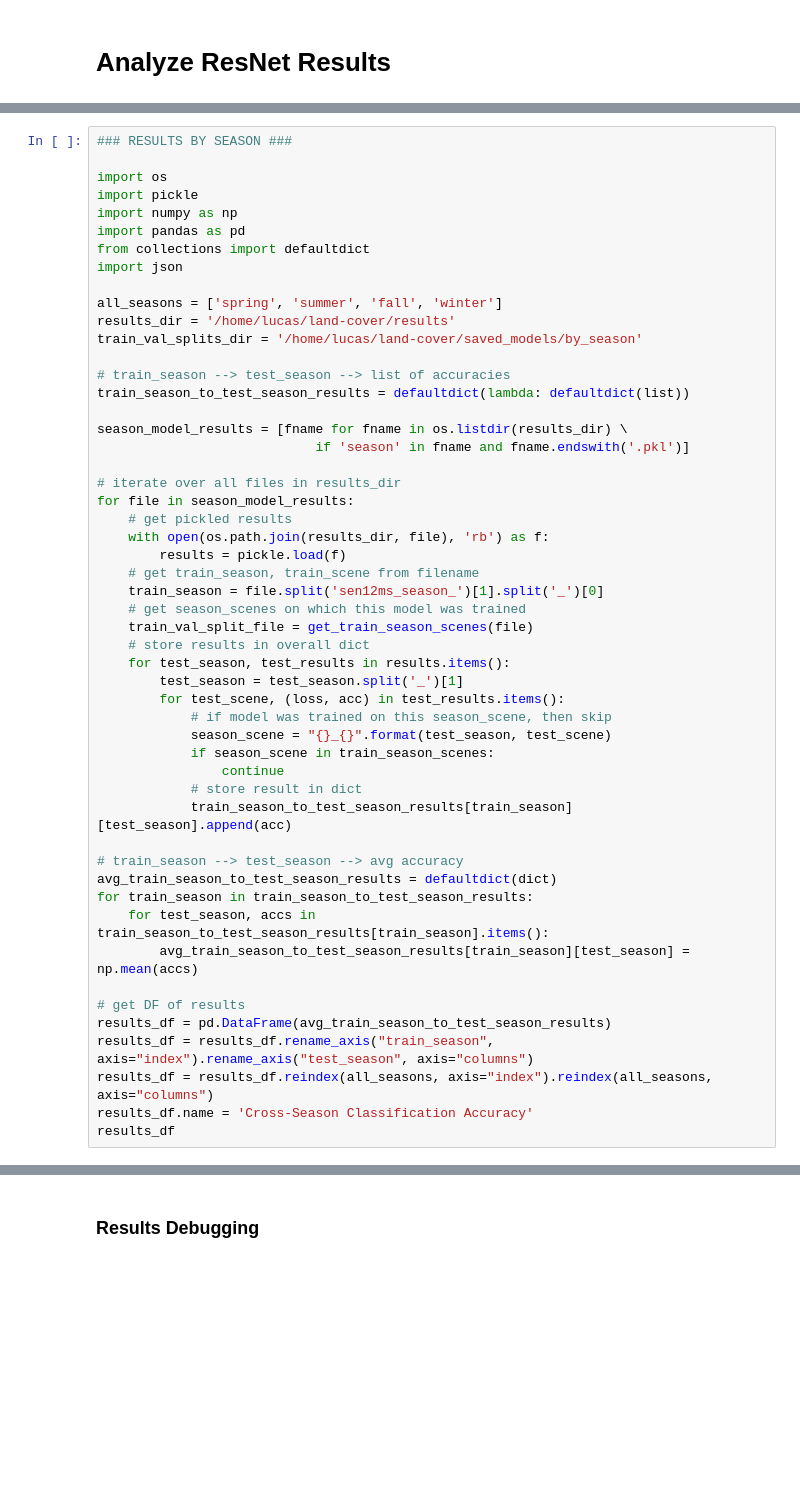
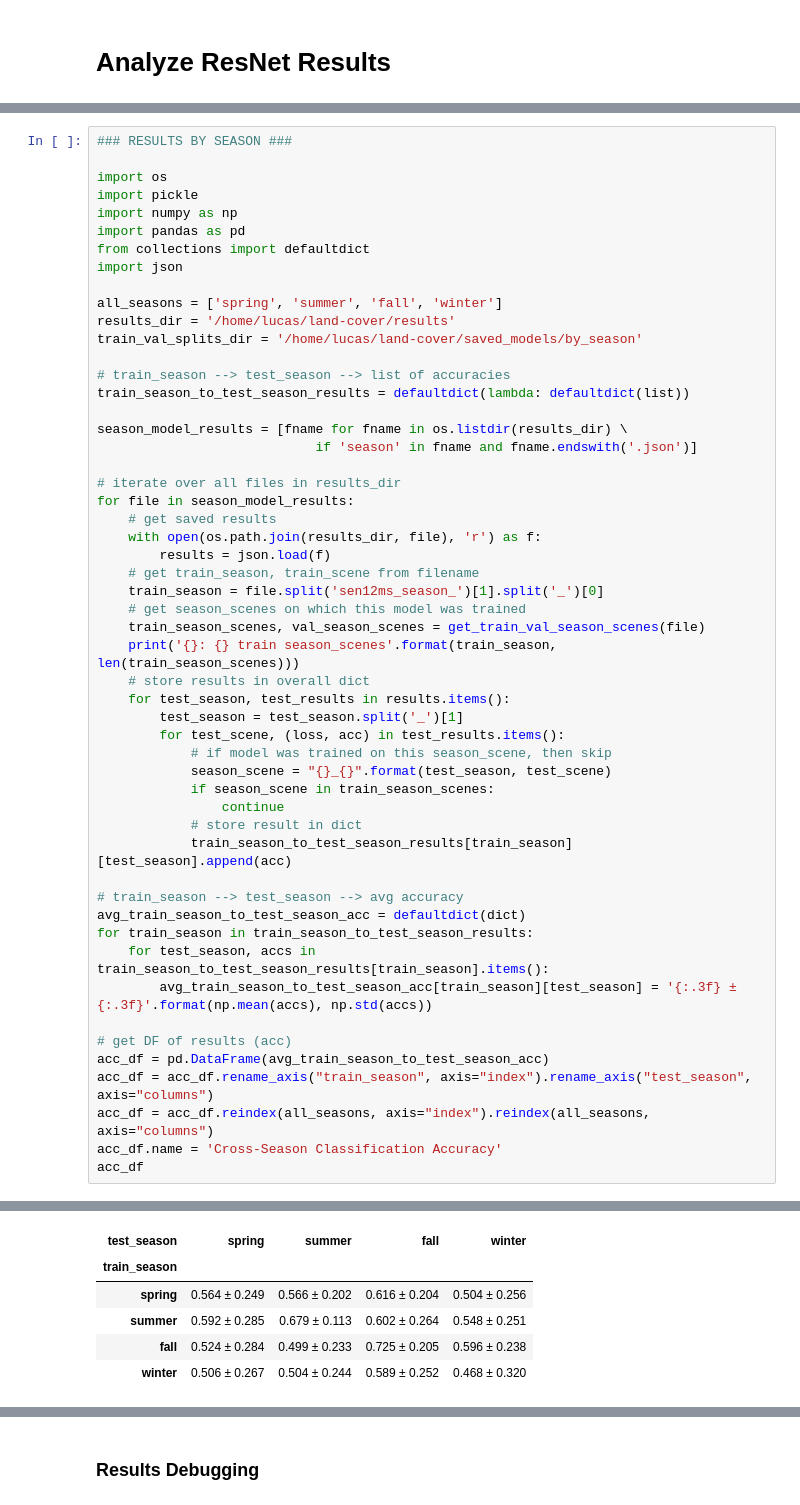
Before and after one commit to lucashu1/land-cover, a Jupyter notebook: sen12ms_viz.ipynb, the cells around one changed output, grey strips where cells are left out. Drawn from its saved outputs; the diff is of its cells as text; blank space fills up the shorter version.

```diff
--- a/sen12ms_viz.ipynb
+++ b/sen12ms_viz.ipynb
@@ -120,17 +121,18 @@ train_val_splits_dir = '/home/lucas/land-cover/saved_models/by_season'
 train_season_to_test_season_results = defaultdict(lambda: defaultdict(list))
 
 season_model_results = [fname for fname in os.listdir(results_dir) \
-                            if 'season' in fname and fname.endswith('.pkl')]
+                            if 'season' in fname and fname.endswith('.json')]
 
 # iterate over all files in results_dir
 for file in season_model_results:
-    # get pickled results
-    with open(os.path.join(results_dir, file), 'rb') as f:
-        results = pickle.load(f)
+    # get saved results
+    with open(os.path.join(results_dir, file), 'r') as f:
+        results = json.load(f)
     # get train_season, train_scene from filename
     train_season = file.split('sen12ms_season_')[1].split('_')[0]
     # get season_scenes on which this model was trained
-    train_val_split_file = get_train_season_scenes(file)
+    train_season_scenes, val_season_scenes = get_train_val_season_scenes(file)
+    print('{}: {} train season_scenes'.format(train_season, len(train_season_scenes)))
     # store results in overall dict
     for test_season, test_results in results.items():
         test_season = test_season.split('_')[1]
@@ -143,15 +145,15 @@ for file in season_model_results:
             train_season_to_test_season_results[train_season][test_season].append(acc)
 
 # train_season --> test_season --> avg accuracy
-avg_train_season_to_test_season_results = defaultdict(dict)
+avg_train_season_to_test_season_acc = defaultdict(dict)
 for train_season in train_season_to_test_season_results:
     for test_season, accs in train_season_to_test_season_results[train_season].items():
-        avg_train_season_to_test_season_results[train_season][test_season] = np.mean(accs)
+        avg_train_season_to_test_season_acc[train_season][test_season] = '{:.3f} ± {:.3f}'.format(np.mean(accs), np.std(accs))
 
-# get DF of results
-results_df = pd.DataFrame(avg_train_season_to_test_season_results)
-results_df = results_df.rename_axis("train_season", axis="index").rename_axis("test_season", axis="columns")
-results_df = results_df.reindex(all_seasons, axis="index").reindex(all_seasons, axis="columns")
-results_df.name = 'Cross-Season Classification Accuracy'
-results_df
+# get DF of results (acc)
+acc_df = pd.DataFrame(avg_train_season_to_test_season_acc)
+acc_df = acc_df.rename_axis("train_season", axis="index").rename_axis("test_season", axis="columns")
+acc_df = acc_df.reindex(all_seasons, axis="index").reindex(all_seasons, axis="columns")
+acc_df.name = 'Cross-Season Classification Accuracy'
+acc_df
 # %% [output]
@@ -159,3 +164,9 @@ NameError: name 'train_season_scenes' is not defined
+| test_season | spring | summer | fall | winter |
+| train_season |  |  |  |  |
+| spring | 0.564 ± 0.249 | 0.566 ± 0.202 | 0.616 ± 0.204 | 0.504 ± 0.256 |
+| summer | 0.592 ± 0.285 | 0.679 ± 0.113 | 0.602 ± 0.264 | 0.548 ± 0.251 |
+| fall | 0.524 ± 0.284 | 0.499 ± 0.233 | 0.725 ± 0.205 | 0.596 ± 0.238 |
+| winter | 0.506 ± 0.267 | 0.504 ± 0.244 | 0.589 ± 0.252 | 0.468 ± 0.320 |
 # %%
 ### RESULTS BY CONTINENT ###
 
```
Also changed, not shown: parts of 3 cells of this notebook.
